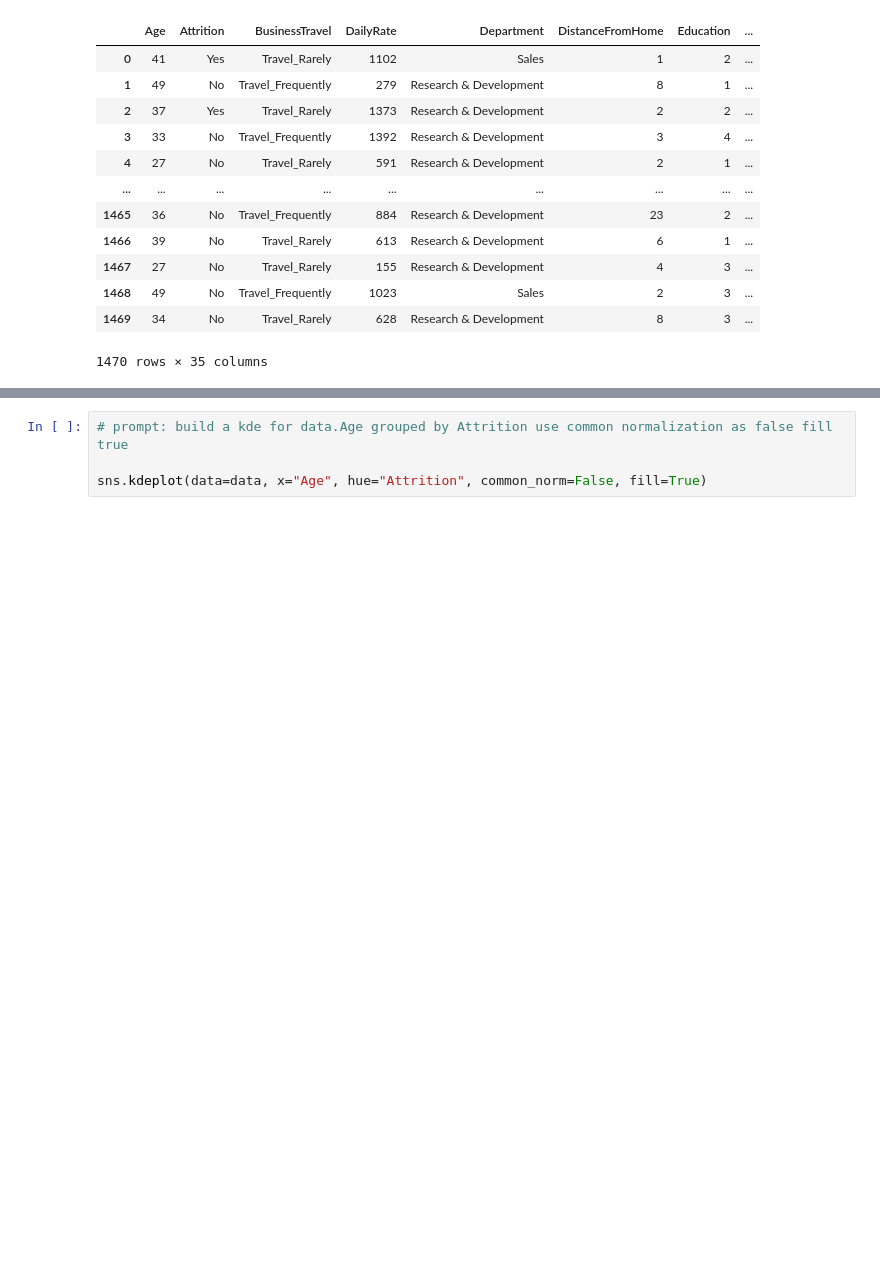
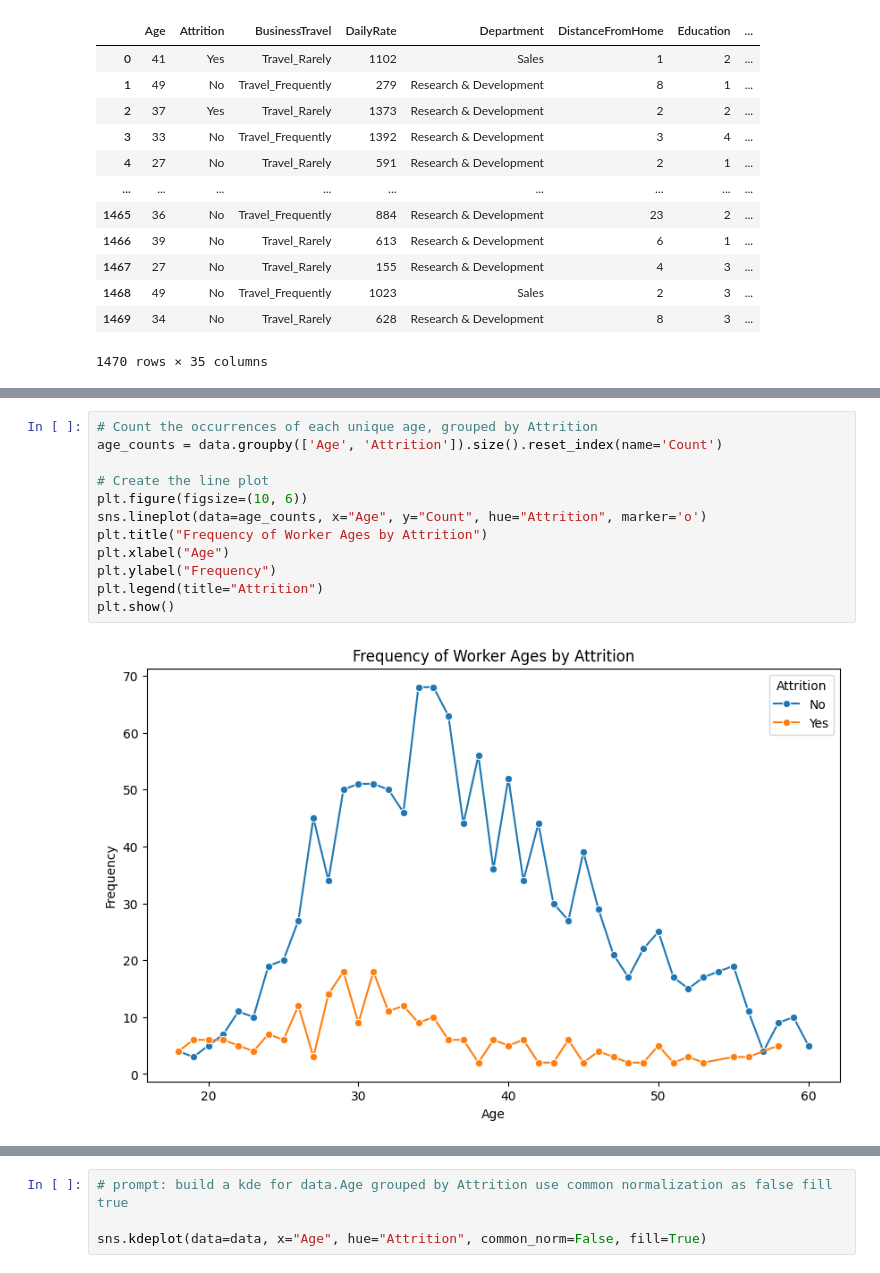
Before and after one commit to marsgr6/r-scripts, a Jupyter notebook: notebooks/Semana_2_test_ia_dist_fitting.ipynb, the cells around one changed output, grey strips where cells are left out. Saved outputs shown, nothing was run; the diff lists cells and outputs as text; blank space fills up the shorter version.

```diff
--- a/notebooks/Semana_2_test_ia_dist_fitting.ipynb
+++ b/notebooks/Semana_2_test_ia_dist_fitting.ipynb
@@ -52,6 +51,20 @@ plt.tight_layout()
 plt.show()
 # %% [output]
 [figure]
+# %%
+# Count the occurrences of each unique age, grouped by Attrition
+age_counts = data.groupby(['Age', 'Attrition']).size().reset_index(name='Count')
+
+# Create the line plot
+plt.figure(figsize=(10, 6))
+sns.lineplot(data=age_counts, x="Age", y="Count", hue="Attrition", marker='o')
+plt.title("Frequency of Worker Ages by Attrition")
+plt.xlabel("Age")
+plt.ylabel("Frequency")
+plt.legend(title="Attrition")
+plt.show()
+# %% [output]
+[figure, added]
 # %% [markdown]
 ### Revise:
 
```
Also changed, not shown: parts of 2 cells of this notebook.
